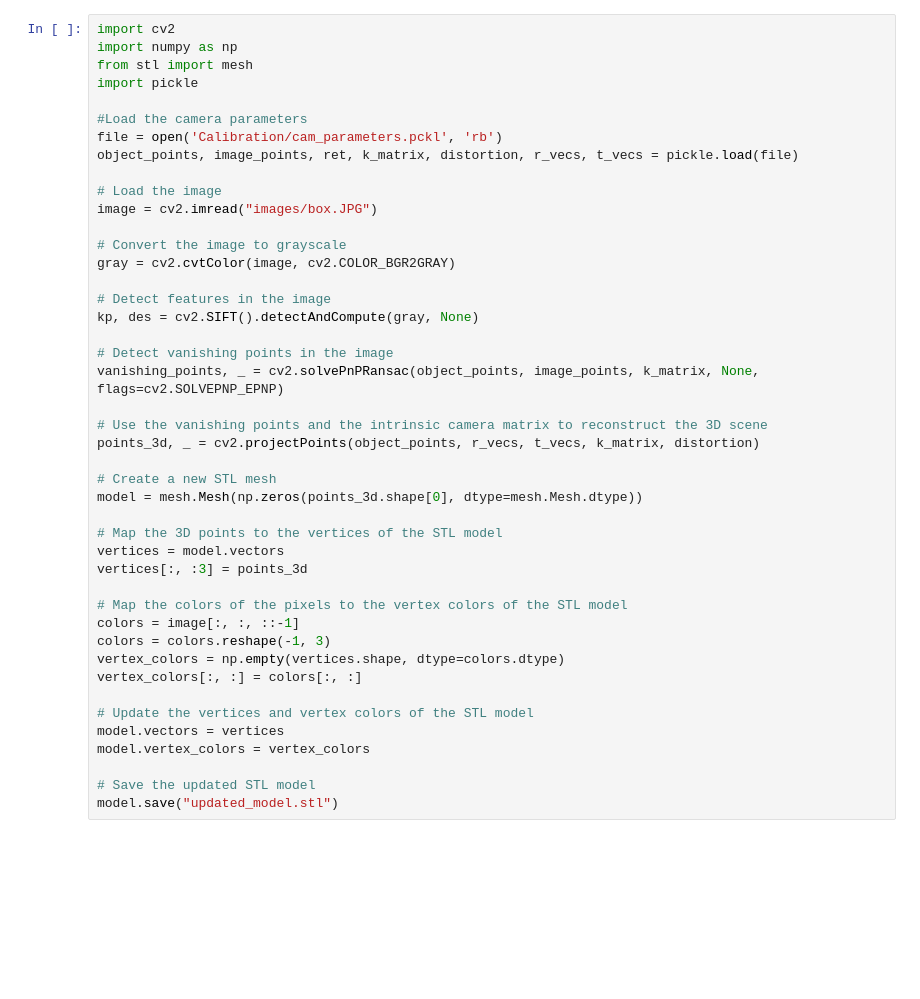
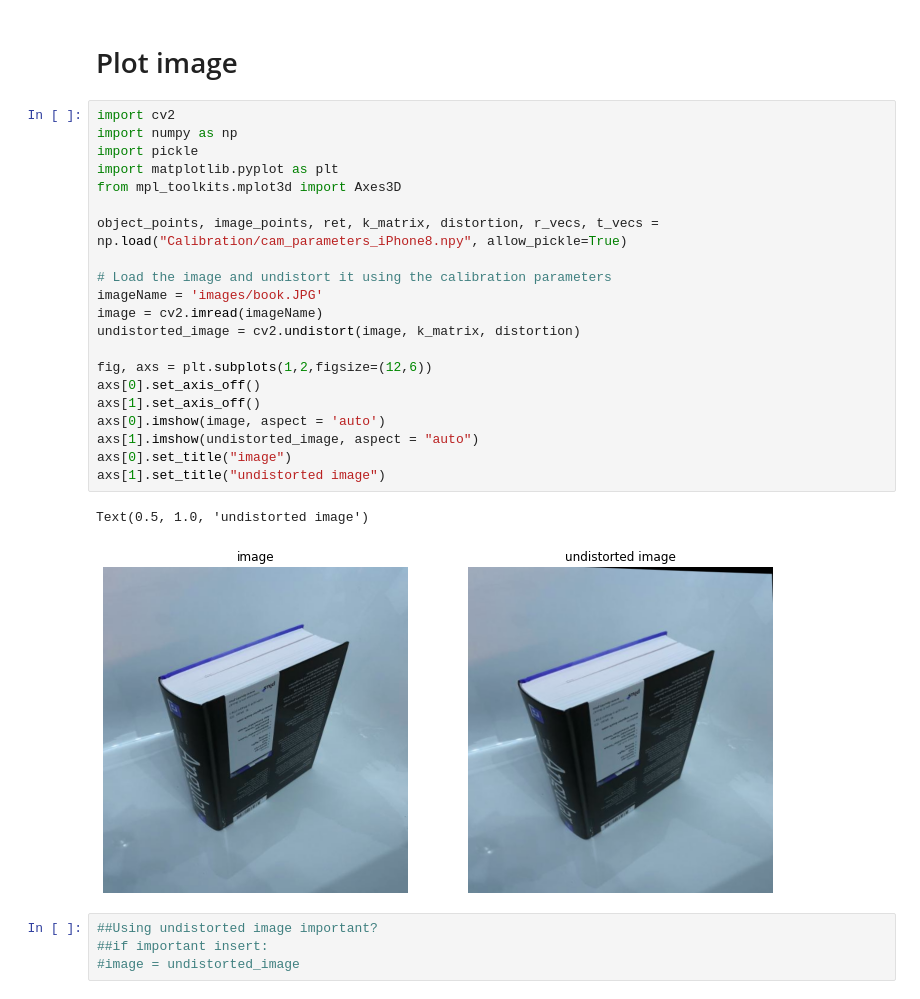
Before and after one commit to AIS-22/UNI-AIS-ibcc, a Jupyter notebook: Classic-Approach/SingleImage3DReconstruction.ipynb, the cells around one changed output. Saved outputs shown, nothing was run; the diff lists cells and outputs as text; blank space fills up the shorter version.

Commit message:
finish find vanishing lines. try to plot 3d image

```diff
--- a/Classic-Approach/SingleImage3DReconstruction.ipynb
+++ b/Classic-Approach/SingleImage3DReconstruction.ipynb
@@ -1,44 +1,30 @@
-# %%
-import cv2
-import numpy as np
-from stl import mesh
-import pickle
-
-#Load the camera parameters
-file = open('Calibration/cam_parameters.pckl', 'rb')
-object_points, image_points, ret, k_matrix, distortion, r_vecs, t_vecs = pickle.load(file)
-
-# Load the image
-image = cv2.imread("images/box.JPG")
-
-# Convert the image to grayscale
-gray = cv2.cvtColor(image, cv2.COLOR_BGR2GRAY)
-
-# Detect features in the image
-kp, des = cv2.SIFT().detectAndCompute(gray, None)
-
-# Detect vanishing points in the image
-vanishing_points, _ = cv2.solvePnPRansac(object_points, image_points, k_matrix, None, flags=cv2.SOLVEPNP_EPNP)
-
-# Use the vanishing points and the intrinsic camera matrix to reconstruct the 3D scene
-points_3d, _ = cv2.projectPoints(object_points, r_vecs, t_vecs, k_matrix, distortion)
-
-# Create a new STL mesh
-model = mesh.Mesh(np.zeros(points_3d.shape[0], dtype=mesh.Mesh.dtype))
-
-# Map the 3D points to the vertices of the STL model
-vertices = model.vectors
-vertices[:, :3] = points_3d
-
-# Map the colors of the pixels to the vertex colors of the STL model
-colors = image[:, :, ::-1]
-colors = colors.reshape(-1, 3)
-vertex_colors = np.empty(vertices.shape, dtype=colors.dtype)
-vertex_colors[:, :] = colors[:, :]
-
-# Update the vertices and vertex colors of the STL model
-model.vectors = vertices
-model.vertex_colors = vertex_colors
-
-# Save the updated STL model
-model.save("updated_model.stl")
+# %% [markdown]
+# Plot image
+# %%
+import cv2
+import numpy as np
+import pickle
+import matplotlib.pyplot as plt
+from mpl_toolkits.mplot3d import Axes3D
+
+object_points, image_points, ret, k_matrix, distortion, r_vecs, t_vecs = np.load("Calibration/cam_parameters_iPhone8.npy", allow_pickle=True)
+
+# Load the image and undistort it using the calibration parameters
+imageName = 'images/book.JPG'
+image = cv2.imread(imageName)
+undistorted_image = cv2.undistort(image, k_matrix, distortion)
+
+fig, axs = plt.subplots(1,2,figsize=(12,6))
+axs[0].set_axis_off()
+axs[1].set_axis_off()
+axs[0].imshow(image, aspect = 'auto')
+axs[1].imshow(undistorted_image, aspect = "auto")
+axs[0].set_title("image")
+axs[1].set_title("undistorted image")
+# %% [output]
+Text(0.5, 1.0, 'undistorted image')
+[figure, added]
+# %%
+##Using undistorted image important?
+##if important insert:
+#image = undistorted_image
```
Also changed, not shown: parts of 38 cells of this notebook, 1 other file.
